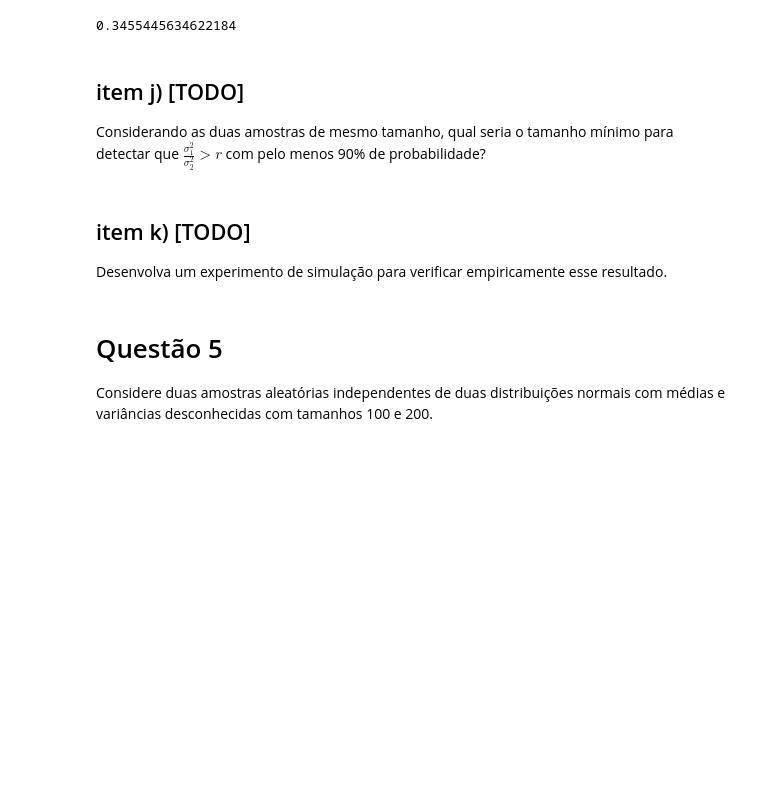
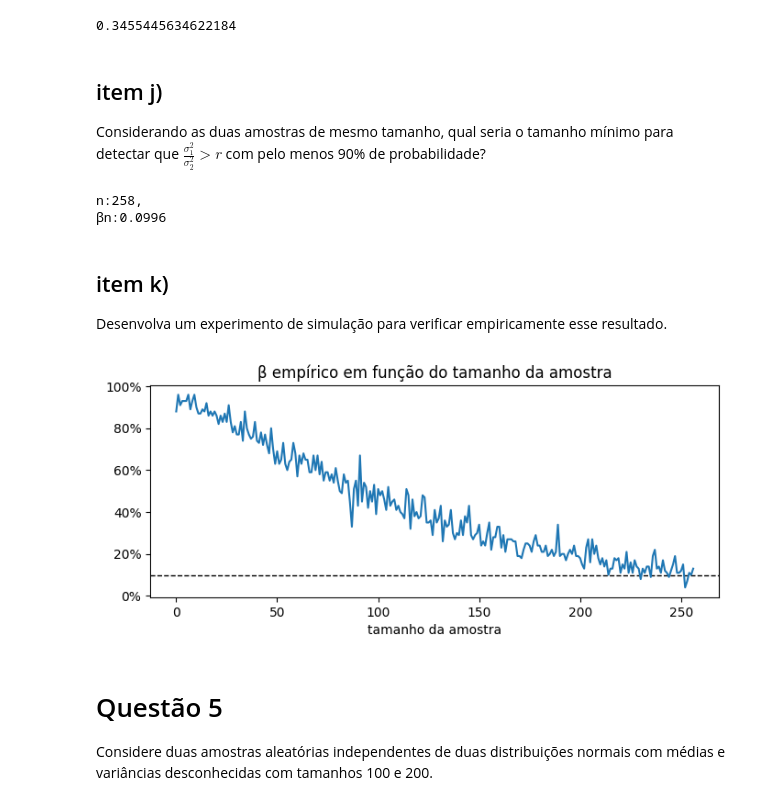
Before and after one commit to asdmalizia/masters, a Jupyter notebook: Inferência estatística/Lista prática.ipynb, the cells around one changed output. Drawn from its saved outputs; the diff is of its cells as text; code cells hidden in the pictures; blank space fills up the shorter version.

```diff
--- a/Inferência estatística/Lista prática.ipynb
+++ b/Inferência estatística/Lista prática.ipynb
@@ -340,13 +343,59 @@ calcula_erro_tipo_ii(bounds, n1=samples[0].shape[0], n2=samples[1].shape[0], λ=
 # %% [output]
 0.3455445634622184
 # %% [markdown]
-## item j) [TODO]
+## item j)
 Considerando as duas amostras de mesmo tamanho, qual seria o tamanho
 mínimo para detectar que $ \frac{\sigma^2_1}{\sigma^2_2} > r$ com pelo menos 90% de probabilidade?
+# %%
+n_max = 1000
+betas, n_min = [], None
+for n in range(2, n_max):
+    βn = calcula_erro_tipo_ii(n1=n, n2=n, λ=r)
+    betas.append(βn)
+    if βn <= 0.1:
+        n_min = n
+        break
+print(f'n:{n}, \nβn:{βn:.4f}')
+# %% [output]
+n:258,
+βn:0.0996
 # %% [markdown]
-## item k) [TODO]
+## item k)
 Desenvolva um experimento de simulação para verificar empiricamente
 esse resultado.
+# %%
+μ1, μ2 = 15, 64
+σ1 = 5
+σ2 = σ1/pow(r, 0.5)
+
+n_sim = 100
+
+βn_empirico = np.zeros(n_min-1)
+for n in tqdm(range(2, n_min+1)):
+
+    resultados = np.zeros(n_sim)
+    for i in range(n_sim):
+        # simula populações que satisfazem H1
+        samples = [
+            rng.normal(loc=μ1, scale=σ1, size=n),
+            rng.normal(loc=μ2, scale=σ2, size=n)
+        ]
+        # calcula estatístca e salva resultados que não rejeitam H0
+        F, bounds = calcula_estatistica_de_teste(samples, α=0.05)
+        if F >= bounds[0] and F <= bounds[1]:
+            resultados[i] = 1
+
+    βn_empirico[n-2] = np.sum(resultados)/n_sim
+# %%
+fig, ax = plt.subplots(figsize=(8,3))
+ax.axhline(y=0.1, color='black', linestyle='--', linewidth=1)
+ax.plot(np.arange(len(βn_empirico)), βn_empirico)
+ax.yaxis.set_major_formatter(PercentFormatter(xmax=1))
+ax.set_title('β empírico em função do tamanho da amostra')
+ax.set_xlabel('tamanho da amostra')
+plt.show()
+# %% [output]
+[figure, added]
 # %% [markdown]
 # Questão 5
 Considere duas amostras aleatórias independentes de duas distribuições normais
```
Also changed, not shown: parts of 27 cells of this notebook, 3 other files.
